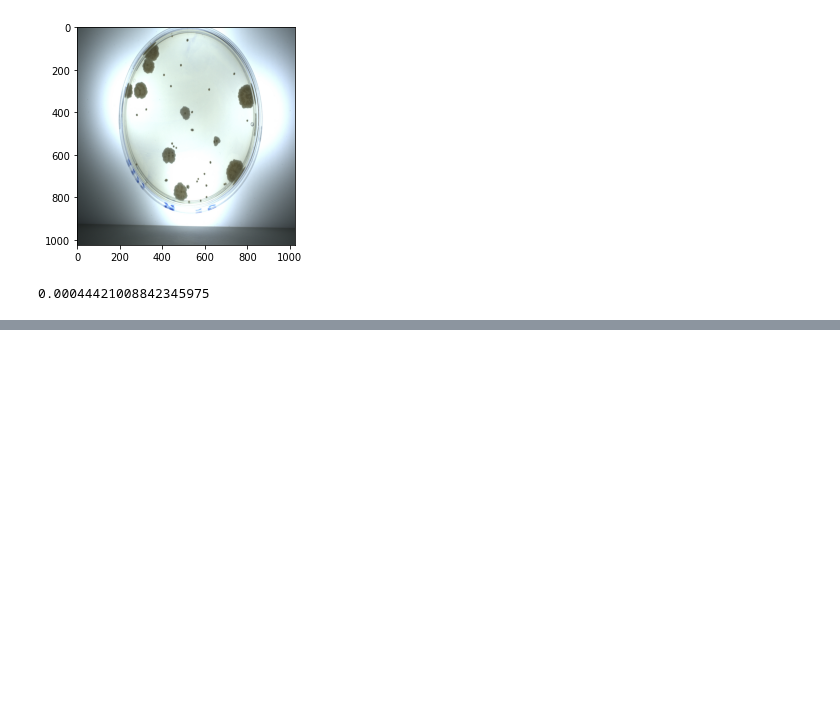
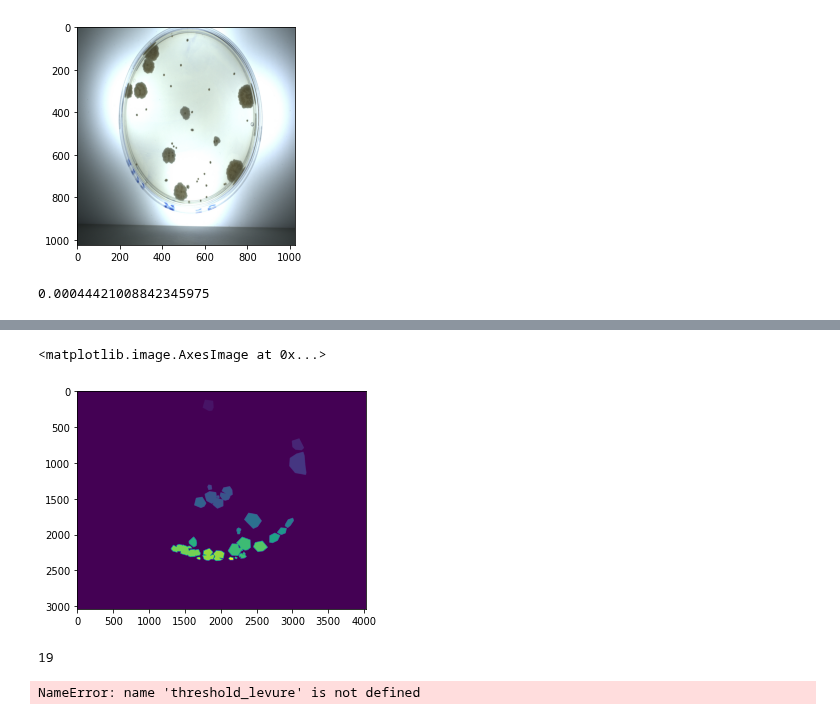
Before and after one commit to Klimorg/template_prod, a Jupyter notebook: Untitled.ipynb, the cells around one changed output, grey strips where cells are left out. Drawn from its saved outputs; the diff is of its cells as text; code cells hidden in the pictures; blank space fills up the shorter version.

```diff
--- a/Untitled.ipynb
+++ b/Untitled.ipynb
@@ -72,0 +114,54 @@ array([[[0.27058824, 0.30196078, 0.30980392],
+# %%
+labeled_levure, num_levures = label(split[:,:,3], return_num=True)
+# %%
+plt.imshow(labeled_levure)
+# %% [output]
+<matplotlib.image.AxesImage at 0x...>
+[figure, added]
+# %%
+num_levures
+# %% [output]
+19
+# %%
+labeled_levure, num_levures = label(threshold_levure, return_num=True)
+props_levure = regionprops(labeled_levure)
+
+labeled_moisissure, num_moisissures = label(threshold_moisissure, return_num=True)
+props_moisissure = regionprops(labeled_moisissure)
+
+if num_levures != 0:
+    for prop, idx_segment in zip(props_levure, range(num_levures)):
+        mean_score = compute_segmentation_score(
+            labeled_levure,
+            probabilities,
+            idx_segment + 1,
+        )
+        if mean_score > min_probability:
+            true_levures += 1
+            mean_scores_levure.append(mean_score)
+            img = cv2.rectangle(
+                img,
+                (prop.bbox[1], prop.bbox[0]),
+                (prop.bbox[3], prop.bbox[2]),
+                (0, 255, 0),
+                2,
+            )
+if num_moisissures != 0:
+    for prop, idx_segment in zip(props_moisissure, range(num_moisissures)):
+        mean_score = compute_segmentation_score(
+            labeled_moisissure,
+            probabilities,
+            idx_segment + 1,
+        )
+        if mean_score > min_probability:
+            true_moisissures += 1
+            mean_scores_moisissure.append(mean_score)
+            img = cv2.rectangle(
+                img,
+                (prop.bbox[1], prop.bbox[0]),
+                (prop.bbox[3], prop.bbox[2]),
+                (0, 0, 255),
+                2,
+            )
+# %% [output]
+NameError: name 'threshold_levure' is not defined
```
Also changed, not shown: parts of 20 cells of this notebook, 1 other file.
